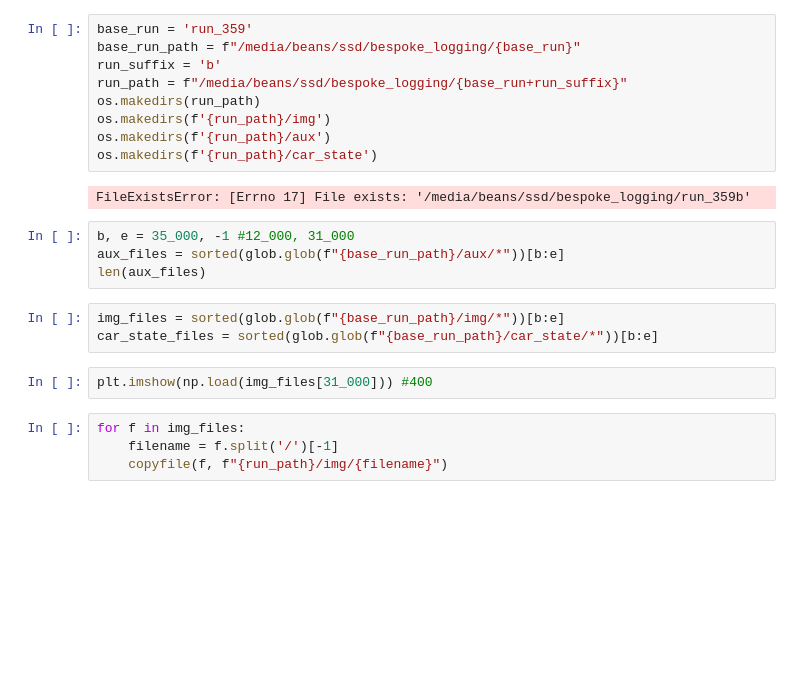
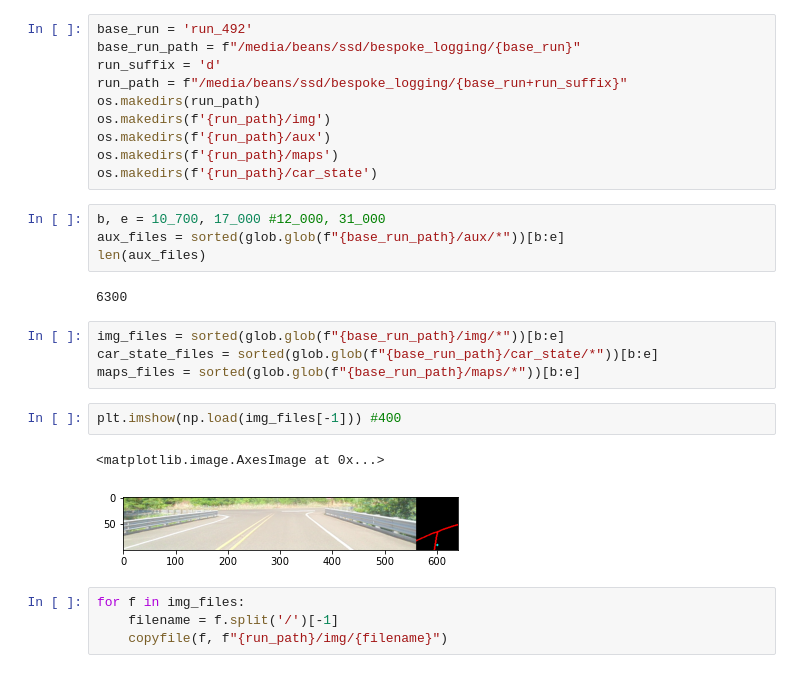
Before and after one commit to rgilman33/bespoke, a Jupyter notebook: nb/5_process_rw.ipynb, the cells around one changed output. Cells and saved outputs as stored; diff of their text form; blank space fills up the shorter version.

```diff
--- a/nb/5_process_rw.ipynb
+++ b/nb/5_process_rw.ipynb
@@ -34,23 +31,28 @@ sorted(glob.glob("/media/beans/ssd/bespoke_logging/*"))
 # %%
-base_run = 'run_359'
+base_run = 'run_492'
 base_run_path = f"/media/beans/ssd/bespoke_logging/{base_run}"
-run_suffix = 'b'
+run_suffix = 'd'
 run_path = f"/media/beans/ssd/bespoke_logging/{base_run+run_suffix}"
 os.makedirs(run_path)
 os.makedirs(f'{run_path}/img')
 os.makedirs(f'{run_path}/aux')
+os.makedirs(f'{run_path}/maps')
 os.makedirs(f'{run_path}/car_state')
-# %% [output]
-FileExistsError: [Errno 17] File exists: '/media/beans/ssd/bespoke_logging/run_359b'
 # %%
-b, e = 35_000, -1 #12_000, 31_000
+b, e = 10_700, 17_000 #12_000, 31_000
 aux_files = sorted(glob.glob(f"{base_run_path}/aux/*"))[b:e]
 len(aux_files)
+# %% [output]
+6300
 # %%
 img_files = sorted(glob.glob(f"{base_run_path}/img/*"))[b:e]
 car_state_files = sorted(glob.glob(f"{base_run_path}/car_state/*"))[b:e]
+maps_files = sorted(glob.glob(f"{base_run_path}/maps/*"))[b:e]
 # %%
-plt.imshow(np.load(img_files[31_000])) #400
+plt.imshow(np.load(img_files[-1])) #400
+# %% [output]
+<matplotlib.image.AxesImage at 0x...>
+[figure, added]
 # %%
 for f in img_files:
     filename = f.split('/')[-1]
```
Also changed, not shown: parts of 3 cells of this notebook, 18 other files.
